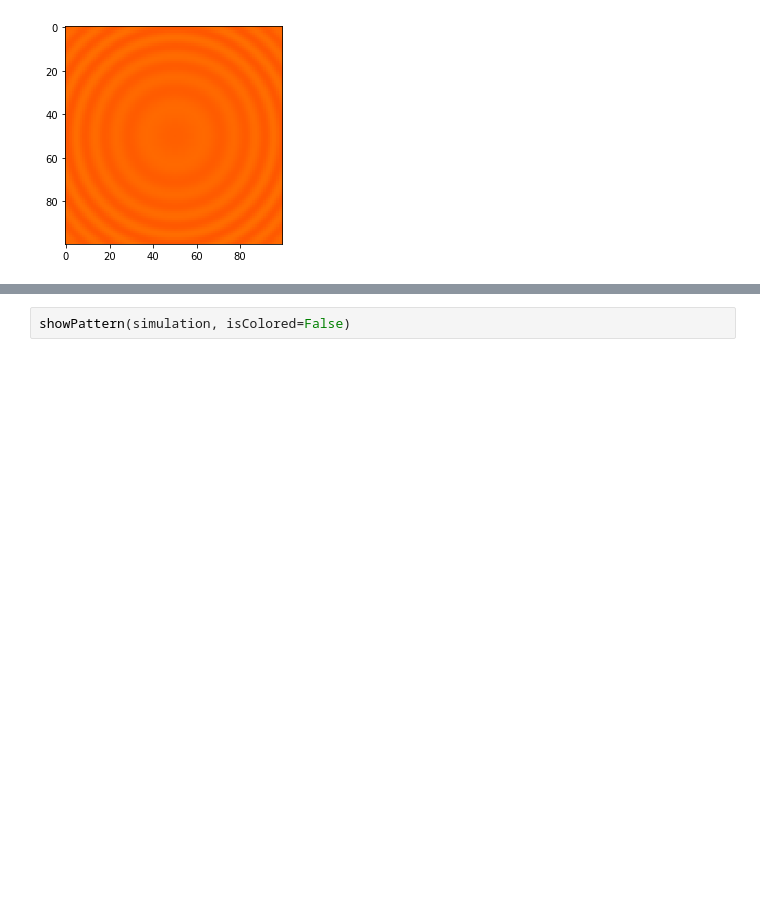
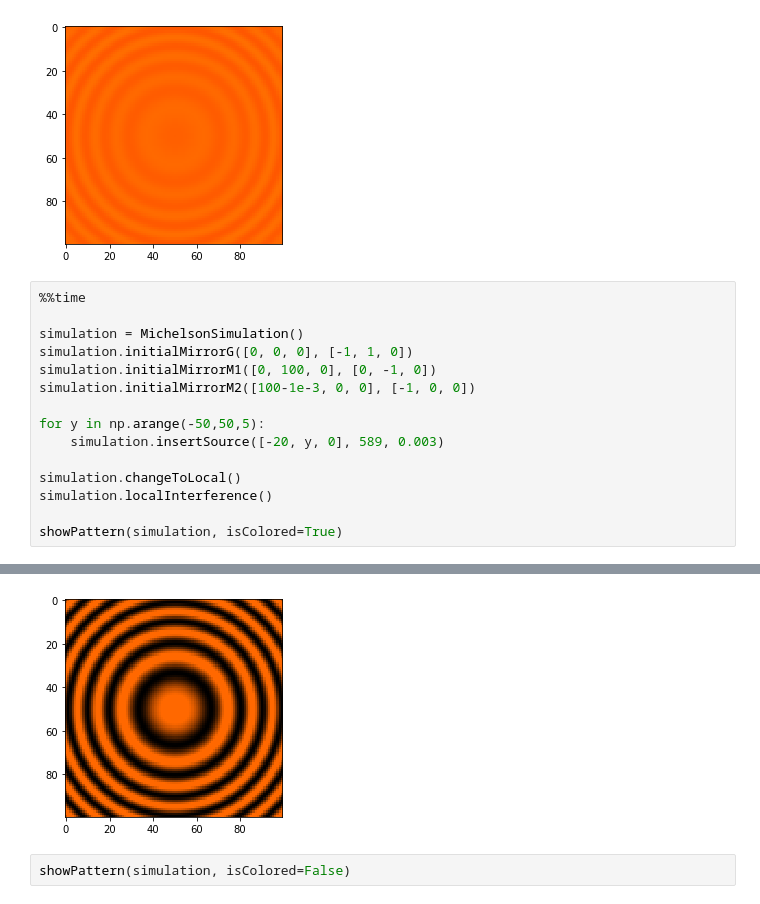
Before and after one commit to royess/RealMichelson, a Jupyter notebook: colored_examples.ipynb, the cells around one changed output, grey strips where cells are left out. Drawn from its saved outputs; the diff is of its cells as text; blank space fills up the shorter version.

```diff
--- a/colored_examples.ipynb
+++ b/colored_examples.ipynb
@@ -90,3 +109,19 @@ showPattern(simulation, isColored=True)
 # %% [output]
 Wall time: 3.83 s
 [figure]
+# %%
+%%time
+
+simulation = MichelsonSimulation()
+simulation.initialMirrorG([0, 0, 0], [-1, 1, 0])
+simulation.initialMirrorM1([0, 100, 0], [0, -1, 0])
+simulation.initialMirrorM2([100-1e-3, 0, 0], [-1, 0, 0])
+
+for y in np.arange(-50,50,5):
+    simulation.insertSource([-20, y, 0], 589, 0.003)
+
+simulation.changeToLocal()
+simulation.localInterference()
+
+showPattern(simulation, isColored=True)
+# %% [output]
@@ -93,3 +129,4 @@ Wall time: 3.83 s
+[figure, added]
 # %%
 showPattern(simulation, isColored=False)
 # %% [output]
```
Also changed, not shown: parts of 3 cells of this notebook.
